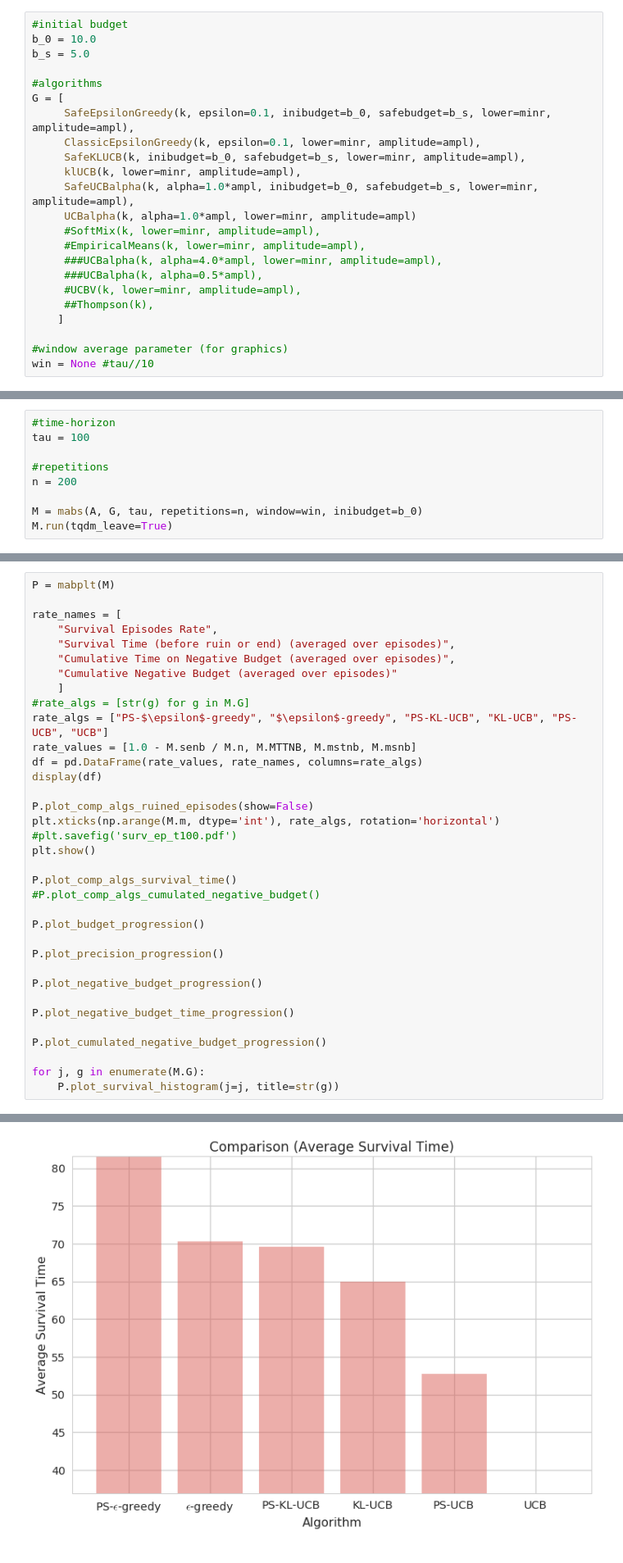
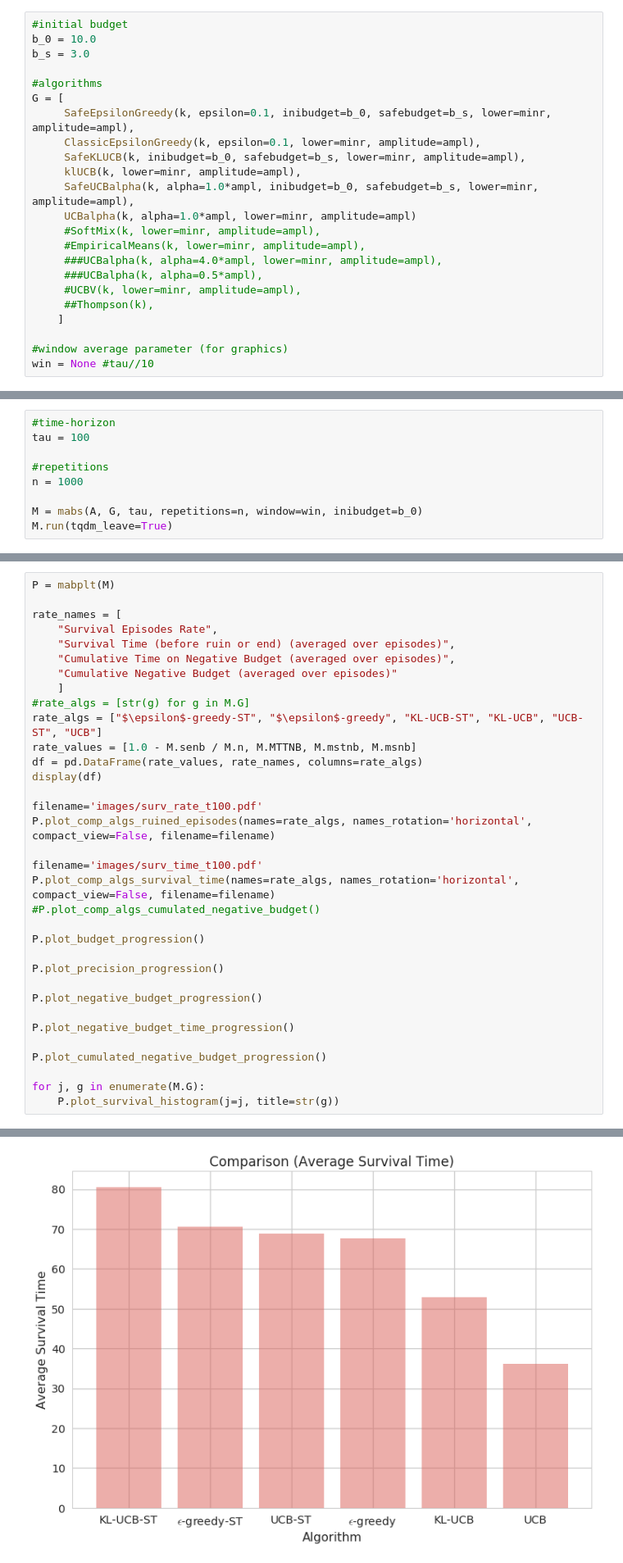
Before and after one commit to icmlanonymous/CyMAB, a Jupyter notebook: 03_Gaussian_Comparison.ipynb, the cells around one changed output, grey strips where cells are left out. Shown at 82% size. Cells and saved outputs as stored; diff of their text form.

```diff
--- a/03_Gaussian_Comparison.ipynb
+++ b/03_Gaussian_Comparison.ipynb
@@ -94,7 +94,7 @@ plt.show()
 # %%
 #initial budget
 b_0 = 10.0
-b_s = 5.0
+b_s = 3.0
 
 #algorithms
 G = [
@@ -124,7 +124,7 @@ win = None #tau//10
 tau = 100
 
 #repetitions
-n = 200
+n = 1000
 
 M = mabs(A, G, tau, repetitions=n, window=win, inibudget=b_0)
 M.run(tqdm_leave=True)
@@ -140,17 +140,16 @@ rate_names = [
     "Cumulative Negative Budget (averaged over episodes)"
     ]
 #rate_algs = [str(g) for g in M.G]
-rate_algs = ["PS-$\epsilon$-greedy", "$\epsilon$-greedy", "PS-KL-UCB", "KL-UCB", "PS-UCB", "UCB"]
+rate_algs = ["$\epsilon$-greedy-ST", "$\epsilon$-greedy", "KL-UCB-ST", "KL-UCB", "UCB-ST", "UCB"]
 rate_values = [1.0 - M.senb / M.n, M.MTTNB, M.mstnb, M.msnb]
 df = pd.DataFrame(rate_values, rate_names, columns=rate_algs)
 display(df)
 
-P.plot_comp_algs_ruined_episodes(show=False)
-plt.xticks(np.arange(M.m, dtype='int'), rate_algs, rotation='horizontal')
-#plt.savefig('surv_ep_t100.pdf')
-plt.show()
+filename='images/surv_rate_t100.pdf'
+P.plot_comp_algs_ruined_episodes(names=rate_algs, names_rotation='horizontal', compact_view=False, filename=filename)
 
-P.plot_comp_algs_survival_time()
+filename='images/surv_time_t100.pdf'
+P.plot_comp_algs_survival_time(names=rate_algs, names_rotation='horizontal', compact_view=False, filename=filename)
 #P.plot_comp_algs_cumulated_negative_budget()
 
 P.plot_budget_progression()
@@ -170 +169 @@ for j, g in enumerate(M.G):
-[figure, old version]
+[figure, new version]
```
Also changed, not shown: parts of 2 cells of this notebook, 4 other files.
